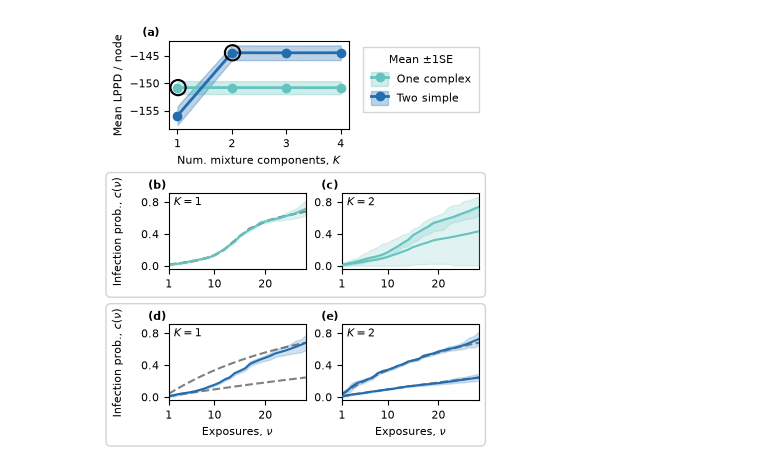
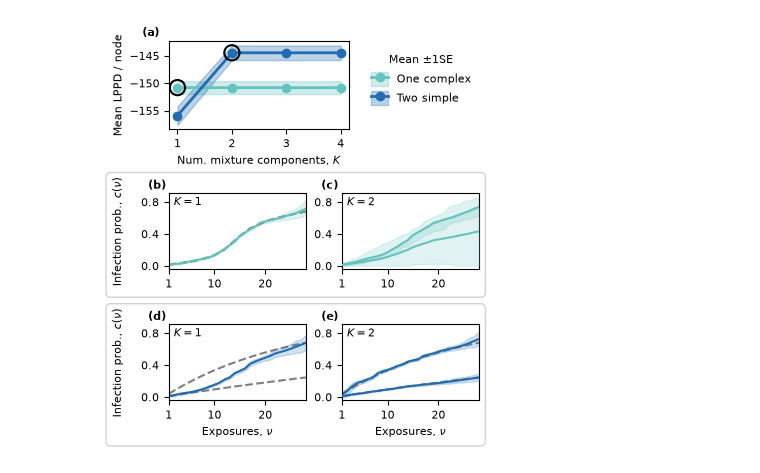
Before and after one commit to kaiser-dan/heterogeneous-infection-kernels, a Jupyter notebook: fig-scripts/plot_fig3.ipynb, the cells around one changed output. Cells and saved outputs as stored; diff of their text form; code cells hidden in the pictures.

```diff
--- a/fig-scripts/plot_fig3.ipynb
+++ b/fig-scripts/plot_fig3.ipynb
@@ -328,10 +328,10 @@ nus = range(1, kmax + 1)
 # top row: lppd curves
 ax_t = top.subplots(1,1)
 sel_K, sel_mean = plot_minimal_curves(ax_t, df, 'oneComplex', oneComplex_hero_rep, fs.palette[2])
-ax_t.scatter([sel_K+0.011], [sel_mean], s=120, facecolors="none", edgecolors='black', lw=1.5, zorder=5)
+ax_t.scatter([sel_K], [sel_mean], s=120, facecolors="none", edgecolors='black', lw=1.5, zorder=5)
 
 sel_K, sel_mean = plot_minimal_curves(ax_t, df, 'twoSimpleOmega0.1', twoSimple_hero_rep, fs.palette[4])
-ax_t.scatter([sel_K+0.011], [sel_mean], s=120, facecolors="none", edgecolors='black', lw=1.5, zorder=5)
+ax_t.scatter([sel_K], [sel_mean], s=120, facecolors="none", edgecolors='black', lw=1.5, zorder=5)
 
 ax_t.set_xticks([1,2,3,4])
 ax_t.set_xlabel("Num. mixture components, $K$")
@@ -350,7 +350,8 @@ ax_t.legend(
     loc='upper left',
     title="Mean $\\pm 1$SE",
     title_fontsize=8,
-    borderpad=0.7
+    borderpad=0.7,
+    frameon=False
 )
 
 # bottom section: kernels
@@ -395,31 +396,31 @@ for ax  in [ax_b[1,0], ax_b[1,1]]:
 ax_t.text(-0.15, 1.1, "(a)", transform=ax_t.transAxes, fontsize=8, fontweight='bold', va='center', ha='left')
 ax_b[0,0].text(-0.15, 1.1, "(b)", transform=ax_b[0,0].transAxes, fontsize=8, fontweight='bold', va='center', ha='left')
 ax_b[0,1].text(-0.15, 1.1, "(c)", transform=ax_b[0,1].transAxes, fontsize=8, fontweight='bold', va='center', ha='left')
 ax_b[1,0].text(-0.15, 1.1, "(d)", transform=ax_b[1,0].transAxes, fontsize=8, fontweight='bold', va='center', ha='left')
 ax_b[1,1].text(-0.15, 1.1, "(e)", transform=ax_b[1,1].transAxes, fontsize=8, fontweight='bold', va='center', ha='left')
 
 fig.canvas.draw()
 fig.set_layout_engine('none')
 renderer = fig.canvas.get_renderer()
 
 def _row_fig_bbox(row_axes):
     """Union of a row's tight bboxes (incl. labels), in figure-fraction coords."""
     bb = Bbox.union([ax.get_tightbbox(renderer) for ax in row_axes])
     return bb.transformed(fig.transFigure.inverted())
 
 _pad = 0.017
 for _row in (ax_b[0, :], ax_b[1, :]):
     _bb = _row_fig_bbox(_row)
     fig.add_artist(mpatches.FancyBboxPatch(
         (_bb.x0 - _pad, _bb.y0 - _pad),
         _bb.width + 2 * _pad, _bb.height + 2 * _pad,
         boxstyle="round,pad=0,rounding_size=0.012",
         linewidth=1.0, edgecolor="lightgrey", facecolor="none",
         transform=fig.transFigure, zorder=-1, clip_on=False,
     ))
 
 plt.savefig('../figs/fig3.svg', bbox_inches='tight')
 plt.savefig('../figs/fig3.pdf', bbox_inches='tight')
 plt.show()
 # %% [output]
-[figure, old version]
+[figure, new version]
```
Also changed, not shown: parts of 1 cell of this notebook, 5 other files.
